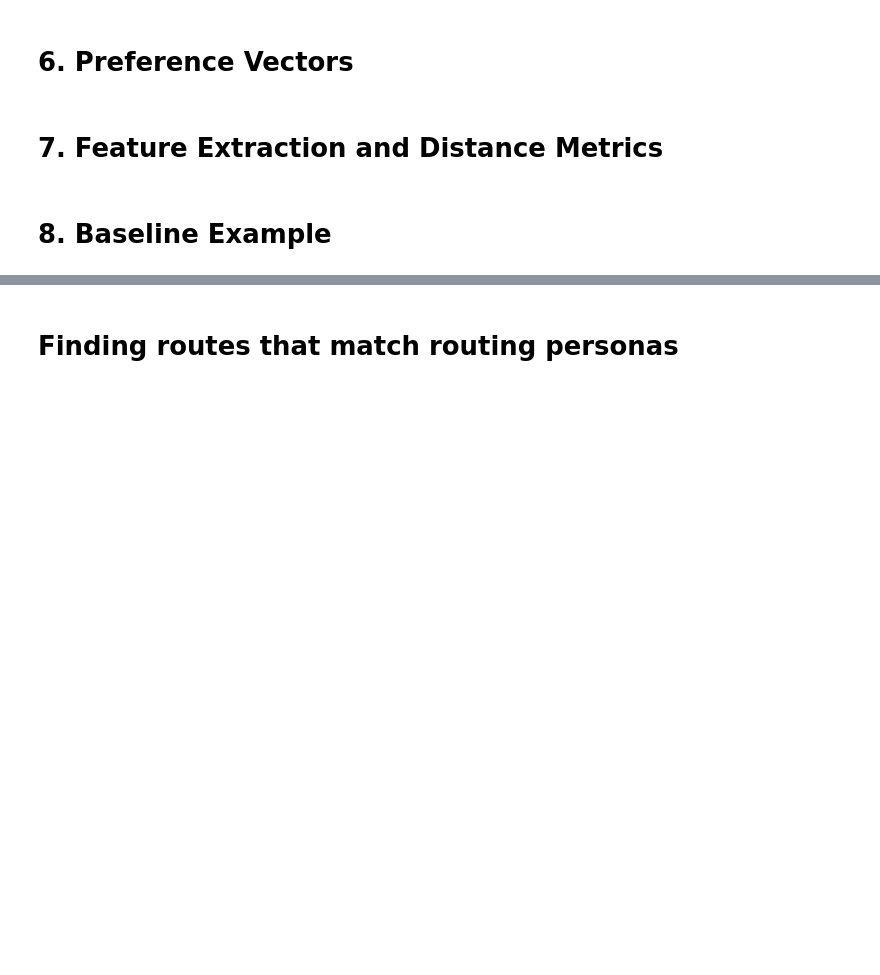
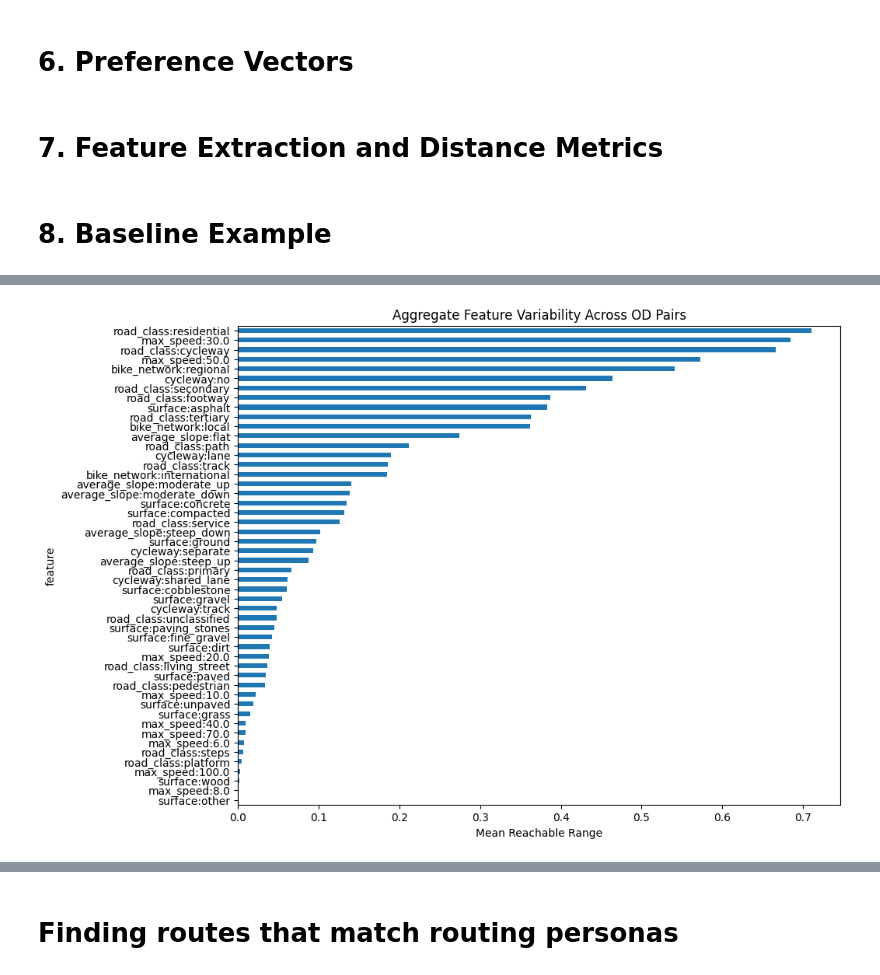
Before and after one commit to matbarg/bike-router-optimizer, a Jupyter notebook: src/experiments.ipynb, the cells around one changed output, grey strips where cells are left out. Cells and saved outputs as stored; diff of their text form; code cells hidden in the pictures; blank space fills up the shorter version.

```diff
--- a/src/experiments.ipynb
+++ b/src/experiments.ipynb
@@ -465,0 +1051,10 @@ results_df.head()
+# %%
+plt.figure(figsize=(10, 8))
+
+behavior_summary_df["mean_range"].sort_values().plot.barh()
+
+plt.xlabel("Mean Reachable Range")
+plt.title("Aggregate Feature Variability Across OD Pairs")
+plt.show()
+# %% [output]
+[figure, added]
```
Also changed, not shown: parts of 71 cells of this notebook, 1 other file.
